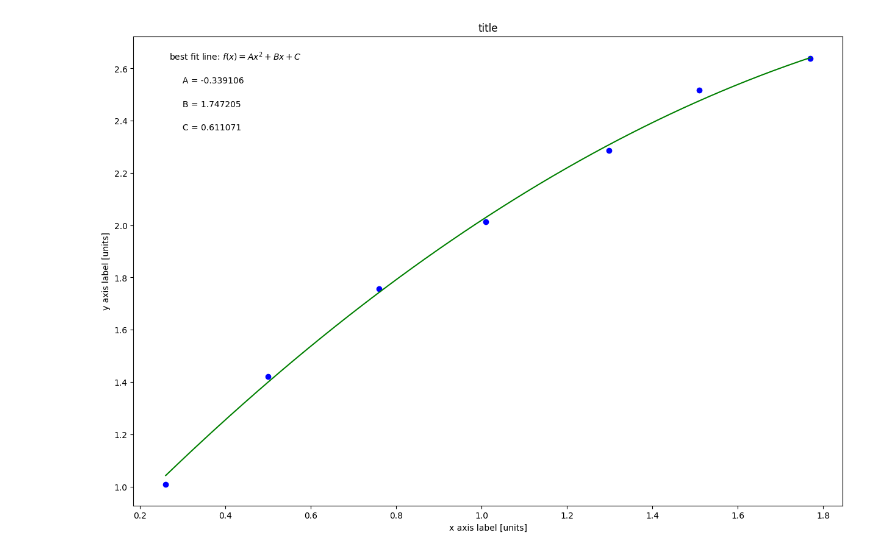
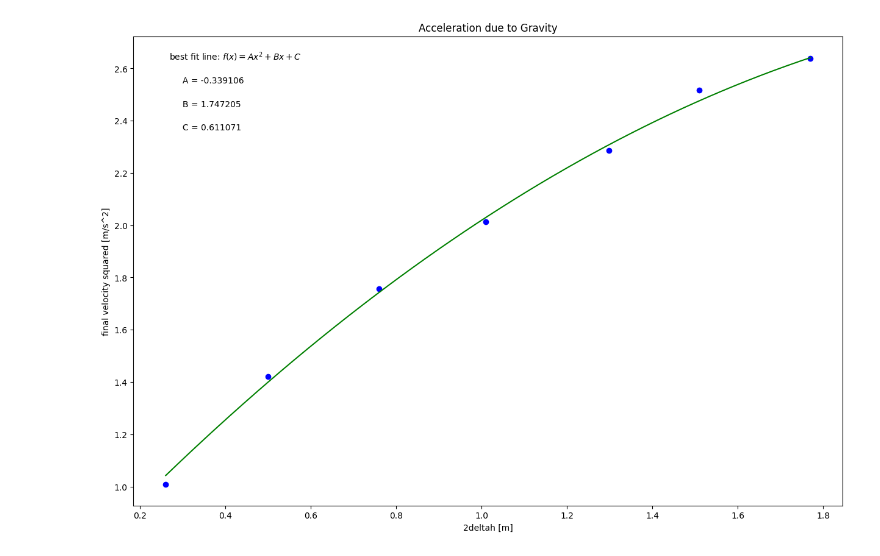
Before and after one commit to caitlinn27/PHYSX-221-lab, a Jupyter notebook: Acceleration_dueto_gravity.ipynb, the cells around one changed output. Saved outputs shown, nothing was run; the diff lists cells and outputs as text; code cells hidden in the pictures.

```diff
--- a/Acceleration_dueto_gravity.ipynb
+++ b/Acceleration_dueto_gravity.ipynb
@@ -25,15 +25,15 @@ err_yvariable_changeme = np.array([1.5,.97,1.2,1.3,.9,1.4,.87])
 #Re-assign variables as x, y, dy so that the remaining plotting code may remain generic
 #UPDATE VARIABLE NAMES (ON RHS OF EACH EQUAL SIGN) TO MATCH VARIABLE NAMES FOR DATA ABOVE
 
-x = xvariable_changeme             #this should be the array you want to plot on the x axis #        <-----
+x = xvariable_changeme          #this should be the array you want to plot on the x axis #        <-----
 y = yvariable_changeme             #this should be the array you want to plot on the y axis #        <-----
 dy = err_yvariable_changeme        #this should be your error in y array                    #        <-----
 
 #UPDATE EACH OF THESE 3 STRINGS FOR YOUR PLOT LABELS AS YOU WANT THEM TO APPEAR
 
-plot_title= 'title'                                                                #                 <-----
-x_label= 'x axis label [units]'                                                    #                 <-----
-y_label= 'y axis label [units]'                                                    #                 <-----
+plot_title= 'Acceleration due to Gravity'                                                                #                 <-----
+x_label= '2deltah [m]'                                                    #                 <-----
+y_label= 'final velocity squared [m/s^2]'                                                    #                 <-----
 
 #-----------------------------------------------------------------------#
 #-----DON'T NEED TO CHANGE ANYTHING BEYOND THIS POINT!!!-----
@@ -42,31 +42,31 @@ y_label= 'y axis label [units]'
 #size the plot
 plt.figure(figsize=(15,10))
 
 #create scatter plot
 plt.scatter(x, y, color='blue', marker='o')
 
 #create labels
 plt.xlabel(x_label)
 plt.ylabel(y_label)
 plt.title(plot_title)
 
 #fitting to a 2nd degree polynomial
 c,b,a=np.polynomial.polynomial.polyfit(x,y,2,w=dy)
 
 #Annotate with values of A, B, C from best fit polynomial
 plt.annotate('best fit line: $f(x)=Ax^2+Bx+C$',(0.05, 0.95), xycoords='axes fraction')
 
 plt.annotate('     A = {:.6f}'.format(a),(0.05, 0.9), xycoords='axes fraction')
 
 plt.annotate('     B = {:.6f}'.format(b),(0.05, 0.85), xycoords='axes fraction')
 
 plt.annotate('     C = {:.6f}'.format(c),(0.05, 0.8), xycoords='axes fraction')
 
 #Create fit line
 xnew = np.linspace(x.min(), x.max(), 300)
 fit = a*xnew**2 + b*xnew +c
 
 plt.plot(xnew, fit, color='green')
 plt.show()
 # %% [output]
-[figure, old version]
+[figure, new version]
```
